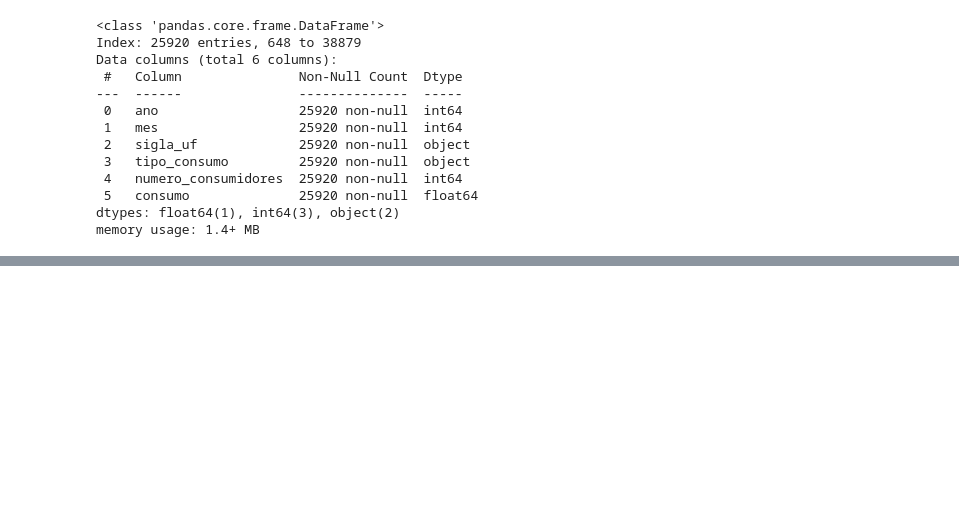
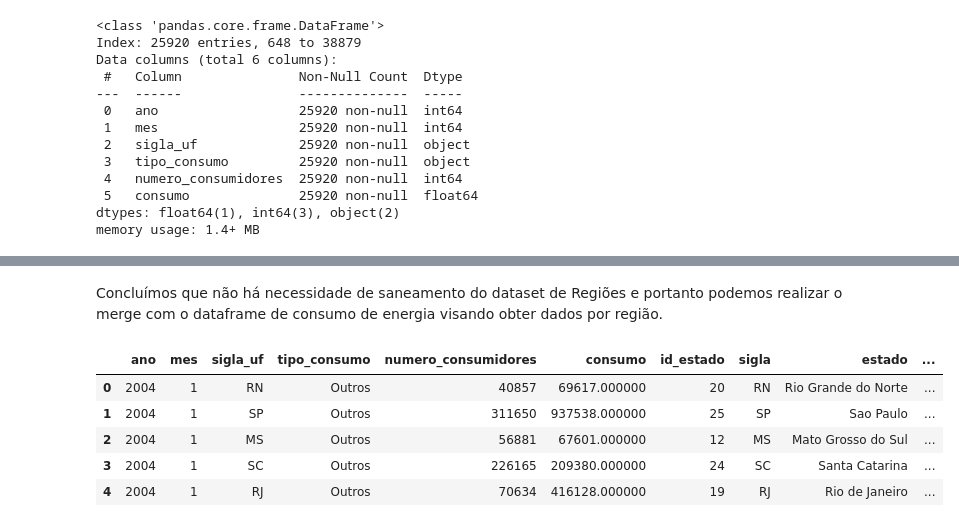
Before and after one commit to davi873/AI_energy_analysis_py, a Jupyter notebook: notebooks/index.ipynb, the cells around one changed output, grey strips where cells are left out. Drawn from its saved outputs; the diff is of its cells as text; code cells hidden in the pictures; blank space fills up the shorter version.

```diff
--- a/notebooks/index.ipynb
+++ b/notebooks/index.ipynb
@@ -181,0 +225,12 @@ memory usage: 1.4+ MB
+# %% [markdown]
+Concluímos que não há necessidade de saneamento do dataset de Regiões e portanto podemos realizar o merge com o dataframe de consumo de energia visando obter dados por região.
+# %%
+df_merged_states = pd.merge(left=df_energy_custom, right=df_region, left_on='sigla_uf', right_on='sigla', how='left' )
+df_merged_states.head()
+# %% [output]
+|  | ano | mes | sigla_uf | tipo_consumo | numero_consumidores | consumo | id_estado | sigla | estado | ... |
+| 0 | 2004 | 1 | RN | Outros | 40857 | 69617.000000 | 20 | RN | Rio Grande do Norte | ... |
+| 1 | 2004 | 1 | SP | Outros | 311650 | 937538.000000 | 25 | SP | Sao Paulo | ... |
+| 2 | 2004 | 1 | MS | Outros | 56881 | 67601.000000 | 12 | MS | Mato Grosso do Sul | ... |
+| 3 | 2004 | 1 | SC | Outros | 226165 | 209380.000000 | 24 | SC | Santa Catarina | ... |
+| 4 | 2004 | 1 | RJ | Outros | 70634 | 416128.000000 | 19 | RJ | Rio de Janeiro | ... |
```
Also changed, not shown: parts of 17 cells of this notebook.
